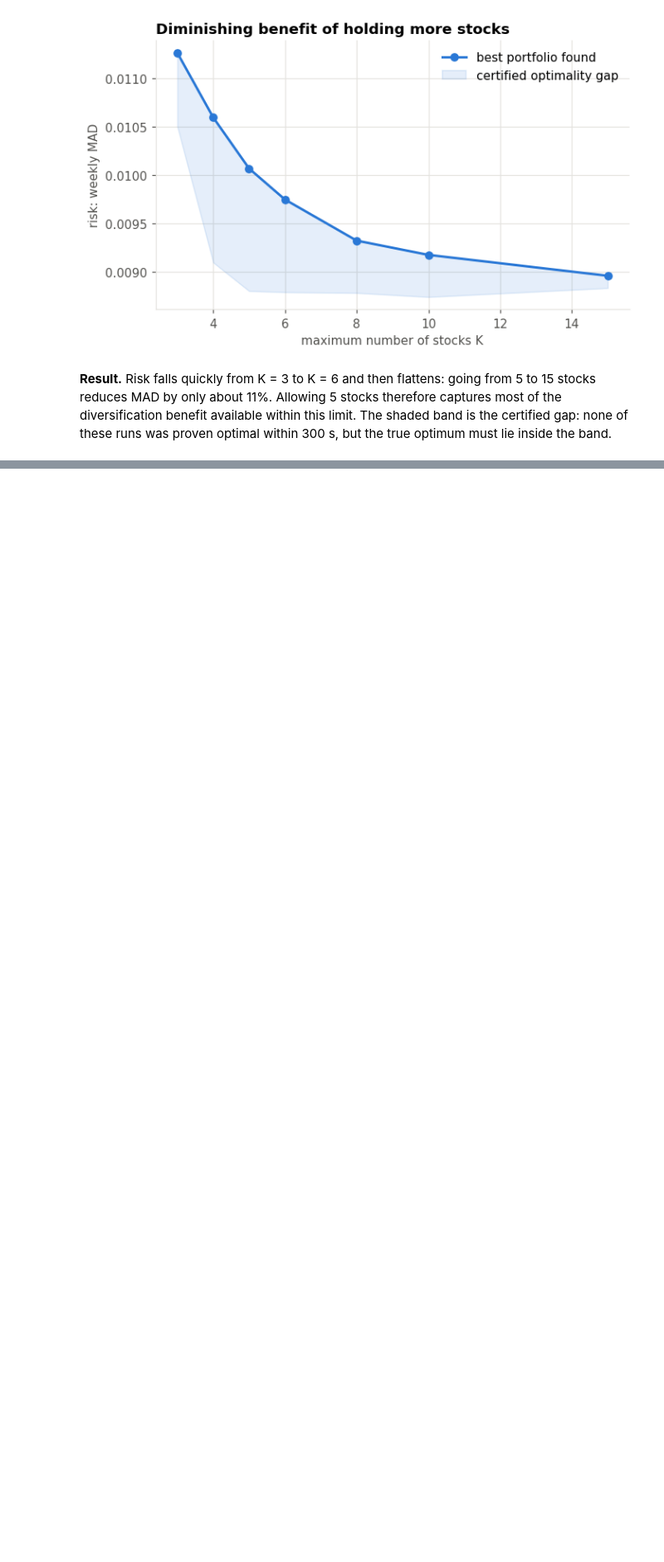
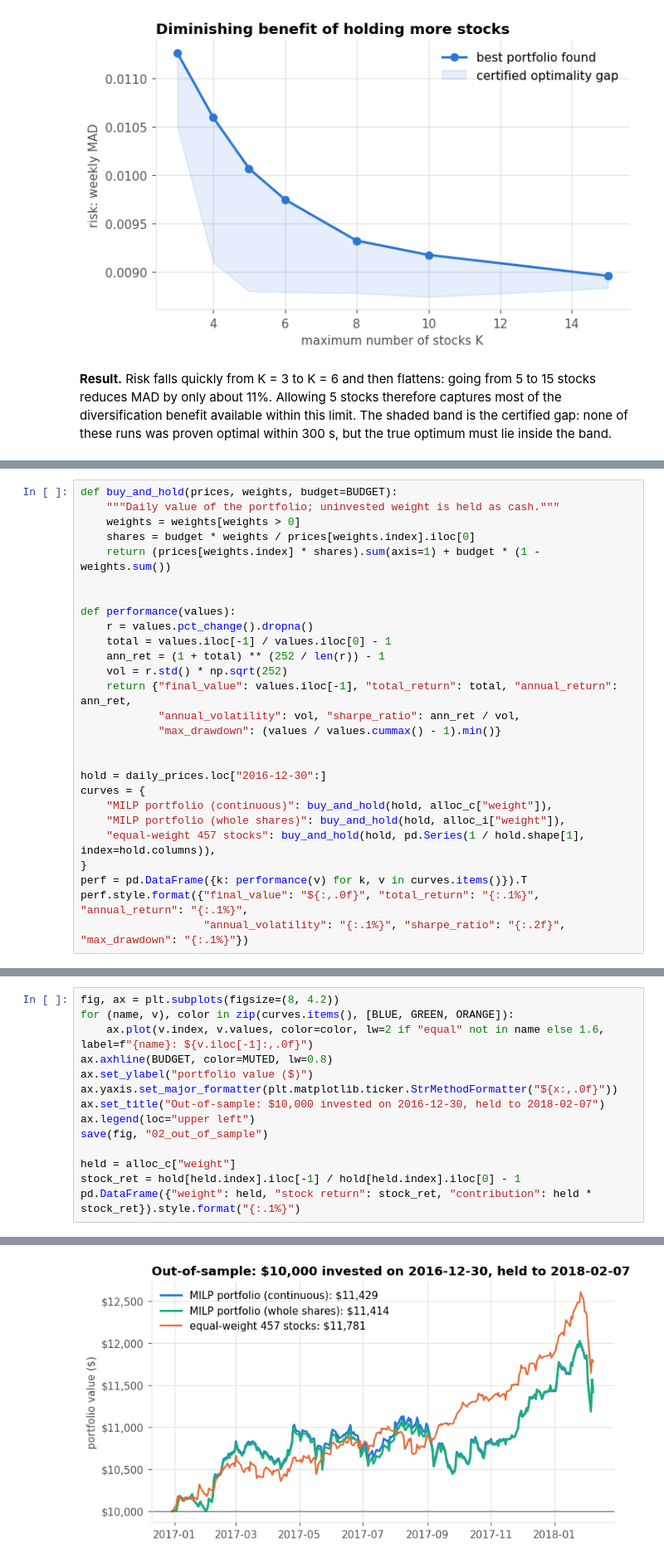
Before and after one commit to manoj1995madushanka/IT-5082-assignment, a Jupyter notebook: notebooks/02_exact_method.ipynb, the cells around one changed output, grey strips where cells are left out. Shown at 83% size. Saved outputs shown, nothing was run; the diff lists cells and outputs as text; blank space fills up the shorter version.

```diff
--- a/notebooks/02_exact_method.ipynb
+++ b/notebooks/02_exact_method.ipynb
@@ -919,0 +923,27 @@ ca[["K", "status", "mad", "best_bound", "gap", "n_held", "solve_time"]]
+# %%
+def buy_and_hold(prices, weights, budget=BUDGET):
+    """Daily value of the portfolio; uninvested weight is held as cash."""
+    weights = weights[weights > 0]
+    shares = budget * weights / prices[weights.index].iloc[0]
+    return (prices[weights.index] * shares).sum(axis=1) + budget * (1 - weights.sum())
+
+
+def performance(values):
+    r = values.pct_change().dropna()
+    total = values.iloc[-1] / values.iloc[0] - 1
+    ann_ret = (1 + total) ** (252 / len(r)) - 1
+    vol = r.std() * np.sqrt(252)
+    return {"final_value": values.iloc[-1], "total_return": total, "annual_return": ann_ret,
+            "annual_volatility": vol, "sharpe_ratio": ann_ret / vol,
+            "max_drawdown": (values / values.cummax() - 1).min()}
+
+
+hold = daily_prices.loc["2016-12-30":]
+curves = {
+    "MILP portfolio (continuous)": buy_and_hold(hold, alloc_c["weight"]),
+    "MILP portfolio (whole shares)": buy_and_hold(hold, alloc_i["weight"]),
+    "equal-weight 457 stocks": buy_and_hold(hold, pd.Series(1 / hold.shape[1], index=hold.columns)),
+}
+perf = pd.DataFrame({k: performance(v) for k, v in curves.items()}).T
+perf.style.format({"final_value": "${:,.0f}", "total_return": "{:.1%}", "annual_return": "{:.1%}",
+                   "annual_volatility": "{:.1%}", "sharpe_ratio": "{:.2f}", "max_drawdown": "{:.1%}"})
@@ -919,0 +955,15 @@ ca[["K", "status", "mad", "best_bound", "gap", "n_held", "solve_time"]]
+# %%
+fig, ax = plt.subplots(figsize=(8, 4.2))
+for (name, v), color in zip(curves.items(), [BLUE, GREEN, ORANGE]):
+    ax.plot(v.index, v.values, color=color, lw=2 if "equal" not in name else 1.6, label=f"{name}: ${v.iloc[-1]:,.0f}")
+ax.axhline(BUDGET, color=MUTED, lw=0.8)
+ax.set_ylabel("portfolio value ($)")
+ax.yaxis.set_major_formatter(plt.matplotlib.ticker.StrMethodFormatter("${x:,.0f}"))
+ax.set_title("Out-of-sample: $10,000 invested on 2016-12-30, held to 2018-02-07")
+ax.legend(loc="upper left")
+save(fig, "02_out_of_sample")
+
+held = alloc_c["weight"]
+stock_ret = hold[held.index].iloc[-1] / hold[held.index].iloc[0] - 1
+pd.DataFrame({"weight": held, "stock return": stock_ret, "contribution": held * stock_ret}).style.format("{:.1%}")
+# %% [output]
@@ -919,0 +976 @@ ca[["K", "status", "mad", "best_bound", "gap", "n_held", "solve_time"]]
+[figure, added]
```
Also changed, not shown: parts of 10 cells of this notebook, 2 other files.
